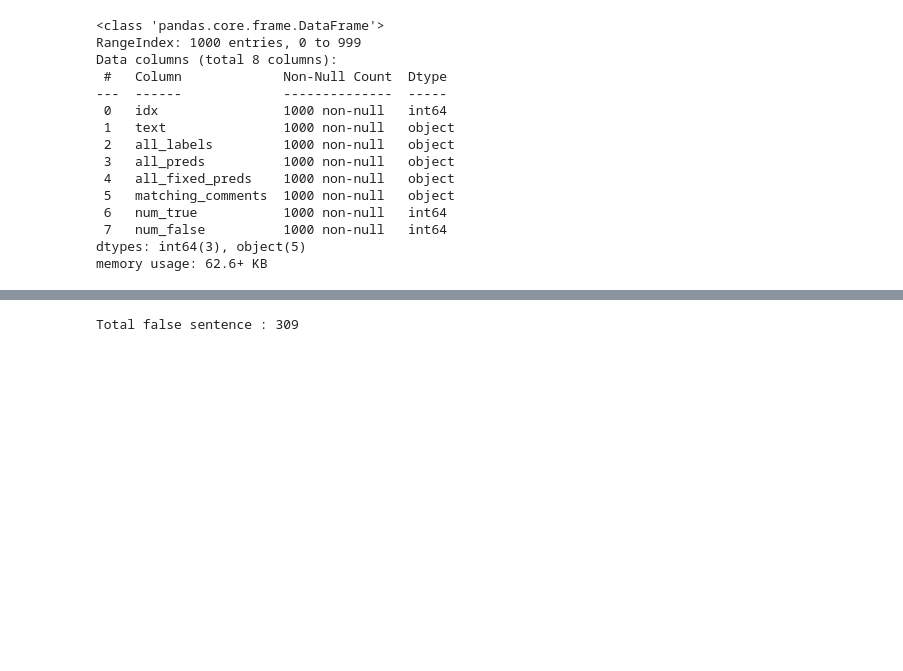
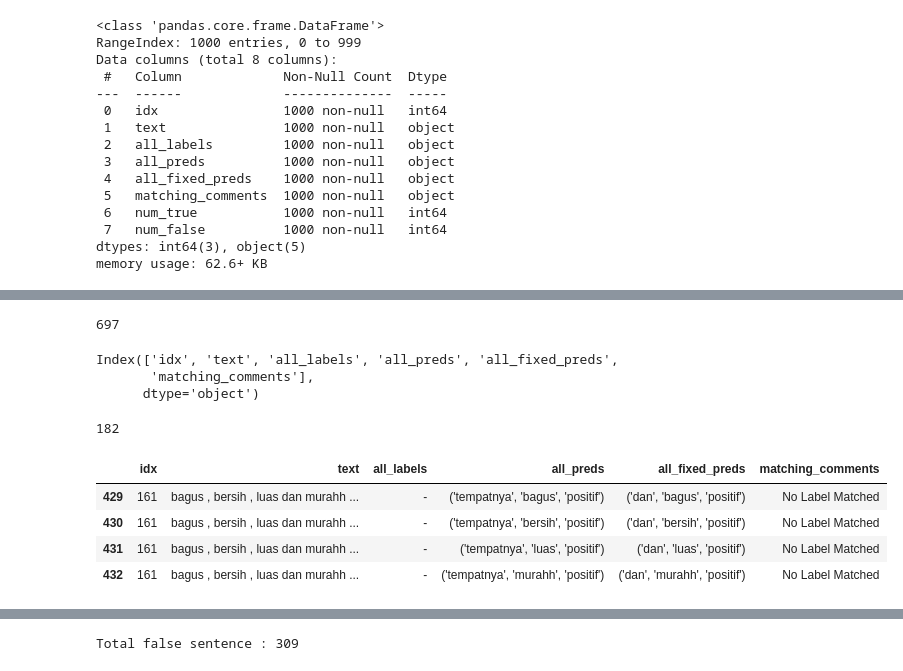
Before and after one commit to William9923/indonesian-aste-generative, a Jupyter notebook: Analysis.ipynb, the cells around one changed output, grey strips where cells are left out. Saved outputs shown, nothing was run; the diff lists cells and outputs as text; code cells hidden in the pictures; blank space fills up the shorter version.

```diff
--- a/Analysis.ipynb
+++ b/Analysis.ipynb
@@ -54,0 +105,4 @@ memory usage: 62.6+ KB
+# %%
+len(triplets_implicit.loc[triplets_implicit.matching_comments != "Found Exact"])
+# %% [output]
+697
@@ -54,0 +114,11 @@ memory usage: 62.6+ KB
+# %%
+triplets_implicit.columns
+# %% [output]
+Index(['idx', 'text', 'all_labels', 'all_preds', 'all_fixed_preds',
+       'matching_comments'],
+      dtype='object')
+# %%
+implicit_only = triplets_implicit.loc[triplets_implicit.idx.isin(implicit_idx)]
+len(implicit_only)
+# %% [output]
+182
@@ -54,0 +128,8 @@ memory usage: 62.6+ KB
+# %%
+triplets.loc[triplets.idx == 161]
+# %% [output]
+|  | idx | text | all_labels | all_preds | all_fixed_preds | matching_comments |
+| 429 | 161 | bagus , bersih , luas dan murahh ... | - | ('tempatnya', 'bagus', 'positif') | ('dan', 'bagus', 'positif') | No Label Matched |
+| 430 | 161 | bagus , bersih , luas dan murahh ... | - | ('tempatnya', 'bersih', 'positif') | ('dan', 'bersih', 'positif') | No Label Matched |
+| 431 | 161 | bagus , bersih , luas dan murahh ... | - | ('tempatnya', 'luas', 'positif') | ('dan', 'luas', 'positif') | No Label Matched |
+| 432 | 161 | bagus , bersih , luas dan murahh ... | - | ('tempatnya', 'murahh', 'positif') | ('dan', 'murahh', 'positif') | No Label Matched |
```
Also changed, not shown: parts of 24 cells of this notebook, 8 other files.
